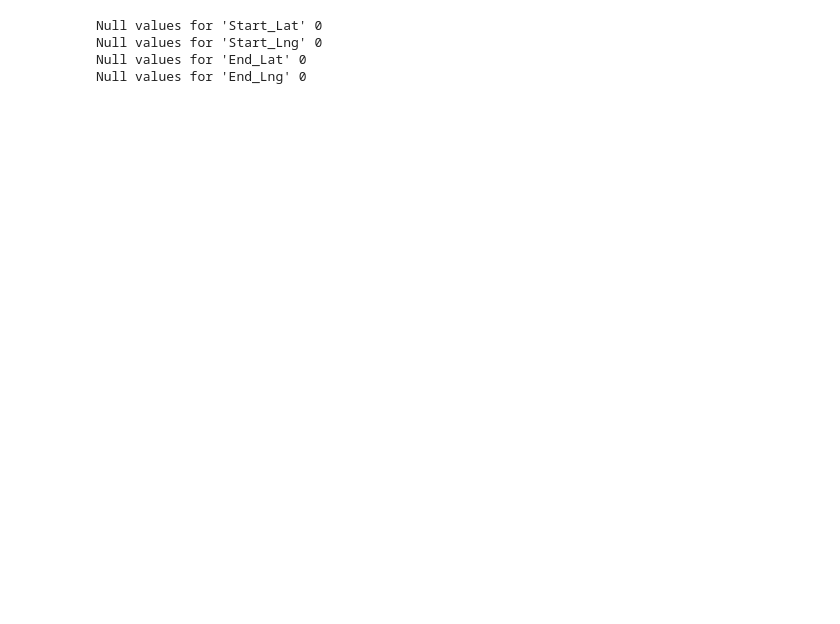
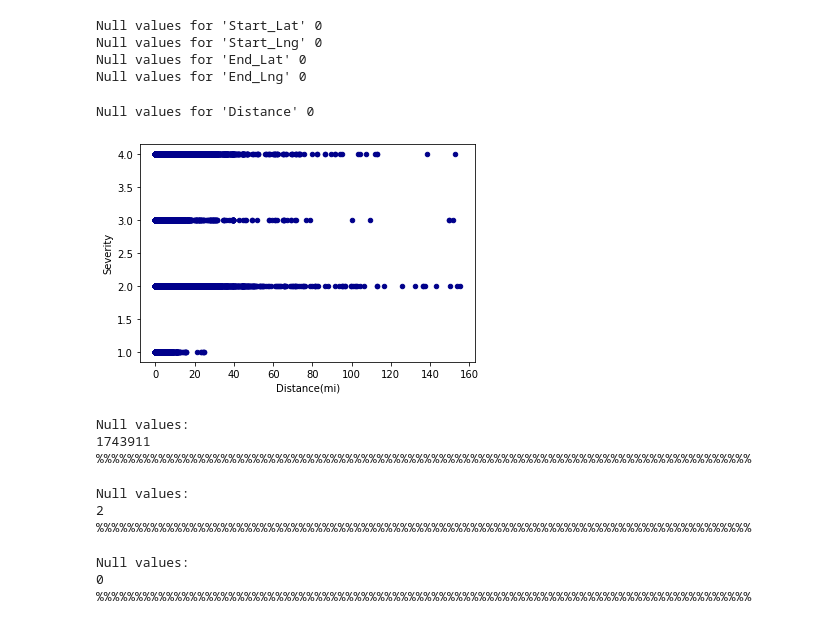
Before and after one commit to lisaburini/data-science, a Jupyter notebook: BusinessIntelligence/ETL_accidents.ipynb, the cells around one changed output. Drawn from its saved outputs; the diff is of its cells as text; code cells hidden in the pictures; blank space fills up the shorter version.

```diff
--- a/BusinessIntelligence/ETL_accidents.ipynb
+++ b/BusinessIntelligence/ETL_accidents.ipynb
@@ -147,3 +162,46 @@ Null values for 'Start_Lat' 0
 Null values for 'Start_Lng' 0
 Null values for 'End_Lat' 0
 Null values for 'End_Lng' 0
+# %%
+#!pip install matplotlib
+#import matplotlib.pyplot as plt
+#full_dataset.plot(x='ID', y='Severity')
+
+
+# check null values for distance
+print("Null values for 'Distance'",full_dataset["Distance(mi)"].isnull().sum())
+
+ax2 = full_dataset.plot.scatter(x='Distance(mi)',y='Severity',c='DarkBlue')
+# %% [output]
+Null values for 'Distance' 0
+[figure, added]
+# %%
+# Analyze values in column "Number"
+# null values
+print("Null values: ")
+print(full_dataset["Number"].isnull().sum())
+print("%%%%%%%%%%%%%%%%%%%%%%%%%%%%%%%%%%%%%%%%%%%%%%%%%%%%%%%%%%%%%%%%%%%%%%%%%%%%%%%%%%%%")
+# %% [output]
+Null values:
+1743911
+%%%%%%%%%%%%%%%%%%%%%%%%%%%%%%%%%%%%%%%%%%%%%%%%%%%%%%%%%%%%%%%%%%%%%%%%%%%%%%%%%%%%
+# %%
+# Analyze values in column "Street"
+# null values
+print("Null values: ")
+print(full_dataset["Street"].isnull().sum())
+print("%%%%%%%%%%%%%%%%%%%%%%%%%%%%%%%%%%%%%%%%%%%%%%%%%%%%%%%%%%%%%%%%%%%%%%%%%%%%%%%%%%%%")
+# %% [output]
+Null values:
+2
+%%%%%%%%%%%%%%%%%%%%%%%%%%%%%%%%%%%%%%%%%%%%%%%%%%%%%%%%%%%%%%%%%%%%%%%%%%%%%%%%%%%%
+# %%
+# Analyze values in column "Side"
+# null values
+print("Null values: ")
+print(full_dataset["Side"].isnull().sum())
+print("%%%%%%%%%%%%%%%%%%%%%%%%%%%%%%%%%%%%%%%%%%%%%%%%%%%%%%%%%%%%%%%%%%%%%%%%%%%%%%%%%%%%")
+# %% [output]
+Null values:
+0
+%%%%%%%%%%%%%%%%%%%%%%%%%%%%%%%%%%%%%%%%%%%%%%%%%%%%%%%%%%%%%%%%%%%%%%%%%%%%%%%%%%%%
```
Also changed, not shown: parts of 3 cells of this notebook.
